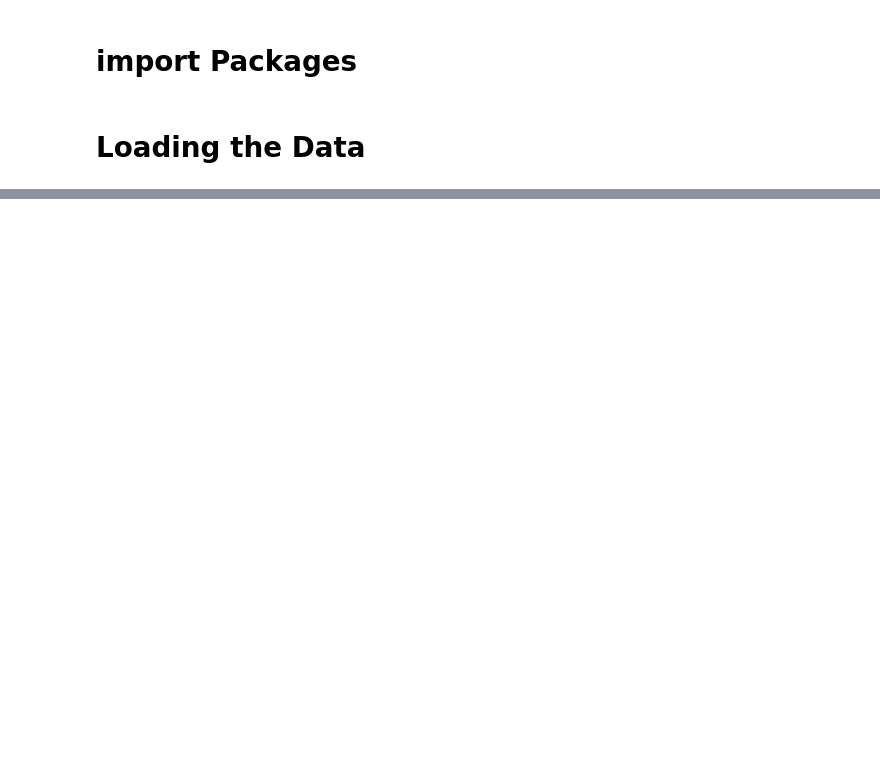
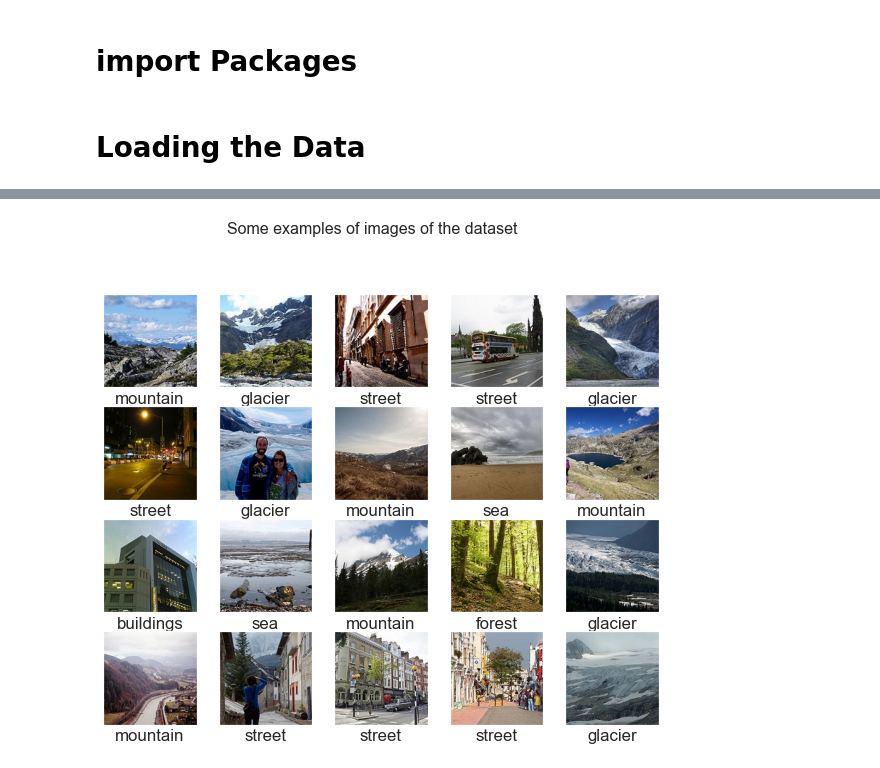
Before and after one commit to sushamasivananthan/Image-Classification-Using-CNN-Keras, a Jupyter notebook: ImageClassification.ipynb, the cells around one changed output, grey strips where cells are left out. Saved outputs shown, nothing was run; the diff lists cells and outputs as text; code cells hidden in the pictures; blank space fills up the shorter version.

```diff
--- a/ImageClassification.ipynb
+++ b/ImageClassification.ipynb
@@ -58,0 +125,20 @@ def load_data():
+# %%
+def display_examples(class_names, images, labels):
+    """
+        Display 25 images from the images array with its corresponding labels
+    """
+
+    fig = plt.figure(figsize=(10,10))
+    fig.suptitle("Some examples of images of the dataset", fontsize=16)
+    for i in range(20):
+        plt.subplot(5,5,i+1)
+        plt.xticks([])
+        plt.yticks([])
+        plt.grid(False)
+        plt.imshow(images[i], cmap=plt.cm.binary)
+        plt.xlabel(class_names[labels[i]])
+    plt.show()
+# %%
+display_examples(class_names, train_images, train_labels)
+# %% [output]
+[figure, added]
```
Also changed, not shown: parts of 13 cells of this notebook.
